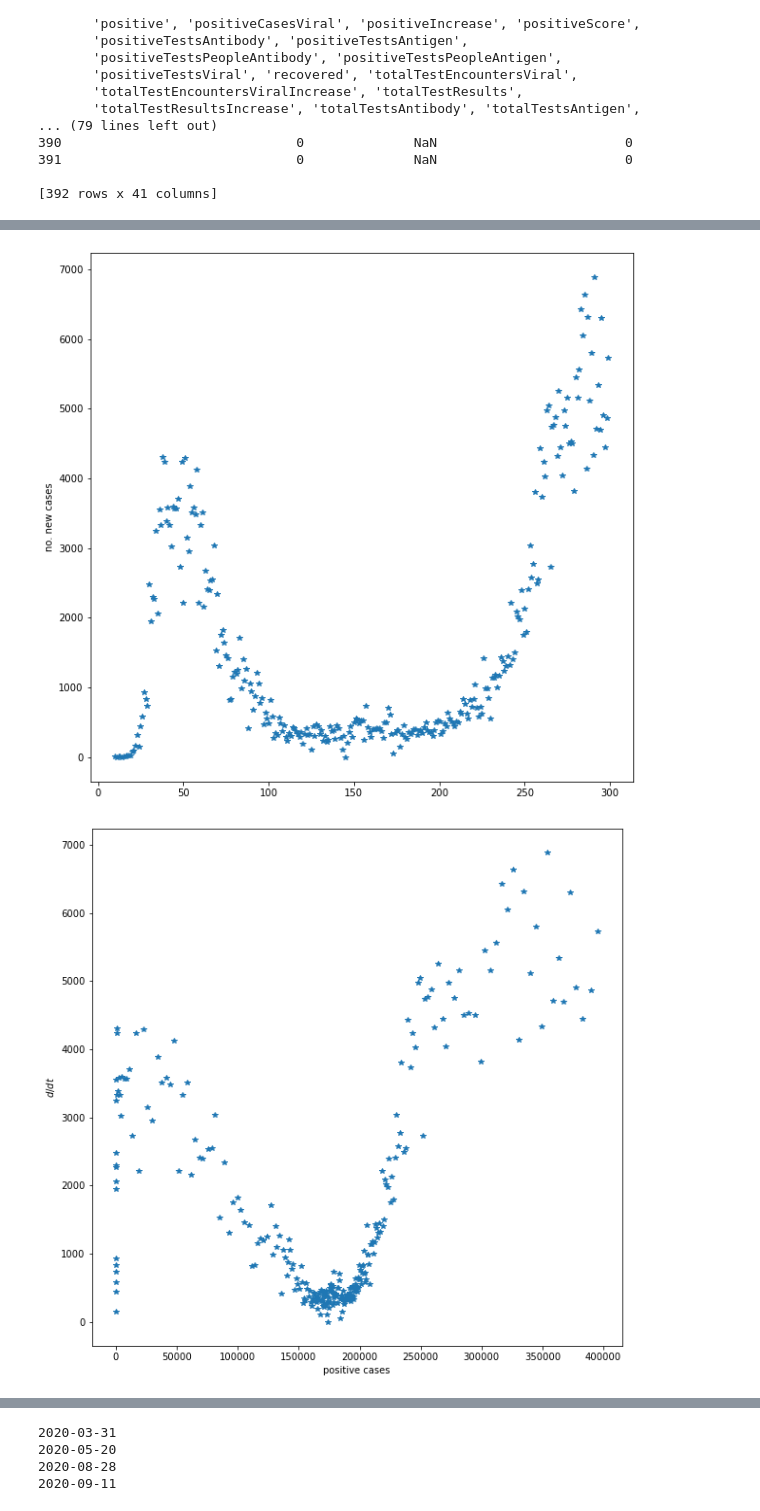
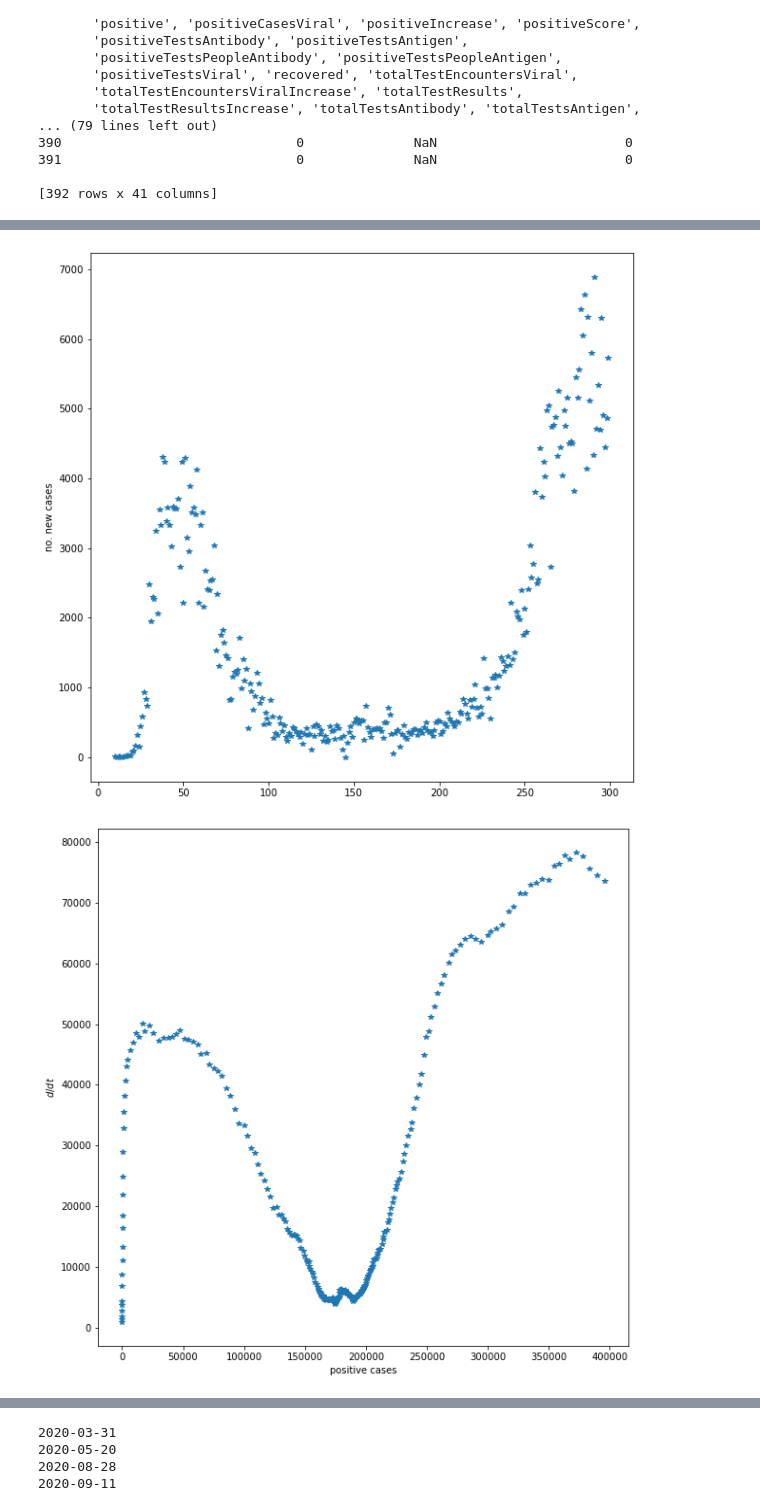
Before and after one commit to JeromeTroy/gsg_project_5, a Jupyter notebook: Exploration.ipynb, the cells around one changed output, grey strips where cells are left out. Cells and saved outputs as stored; diff of their text form; code cells hidden in the pictures.

Commit message:
More data exploration, interesting plots on moving averages

```diff
--- a/Exploration.ipynb
+++ b/Exploration.ipynb
@@ -29,29 +50,30 @@ plt.figure(figsize=(10, 10))
 # %%
 date = np.array(dataframe["date"][::-1])
 pos_cases = np.array(dataframe["positive"][::-1])
 
 differences = pos_cases[1:] - pos_cases[:-1]
 second_differences = differences[1:] - differences[:-1]
 trim = 300
 
 plt.figure(figsize=(10, 10))
 plt.plot(pos_cases[:trim], "*")
 #plt.xlabel("no. cases + ")
 plt.ylabel("no. pos cases")
 plt.show()
 
 plt.figure(figsize=(10, 10))
 plt.plot(differences[14:trim+14], "*")
 #plt.xlabel("no. cases + ")
 plt.ylabel("no. new cases")
 plt.show()
 
+moving_average_current_infected = np.convolve(np.ones(14), differences)
 plt.figure(figsize=(10, 10))
-plt.plot(pos_cases[:trim], differences[14:trim+14], "*")
+plt.plot(pos_cases[:trim], moving_average_current_infected[14:trim+14], "*")
 plt.xlabel("positive cases")
 plt.ylabel("$d / dt$")
 plt.show()
 # %% [output]
 [figure]
 [figure]
-[figure, old version]
+[figure, new version]
```
Also changed, not shown: parts of 6 cells of this notebook.
